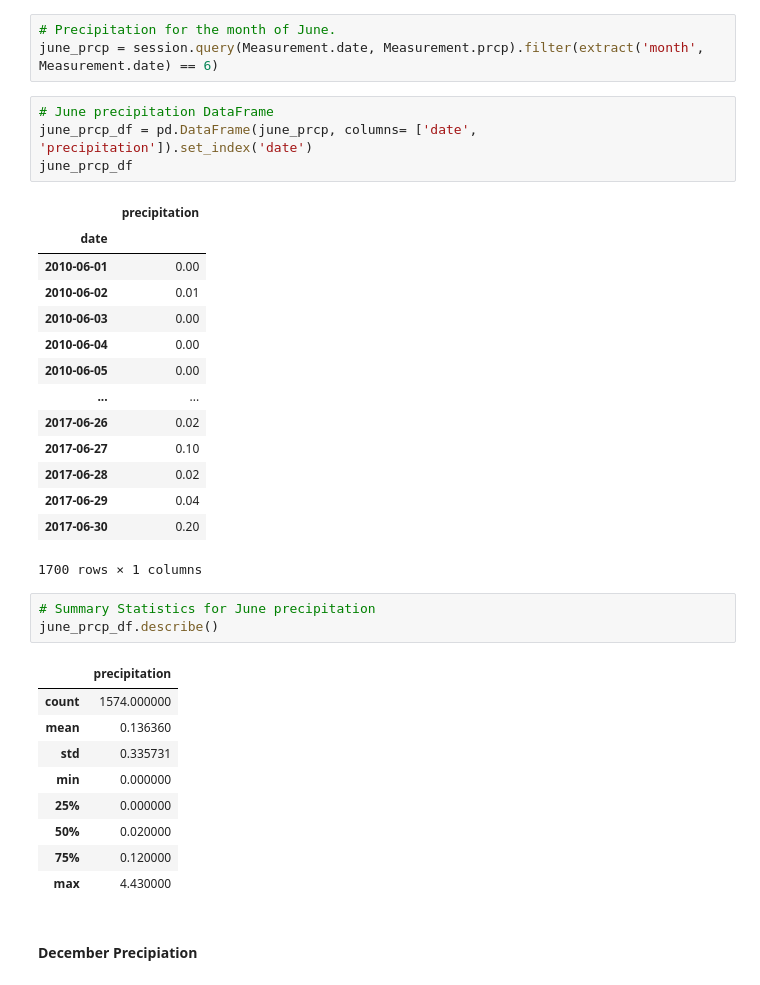
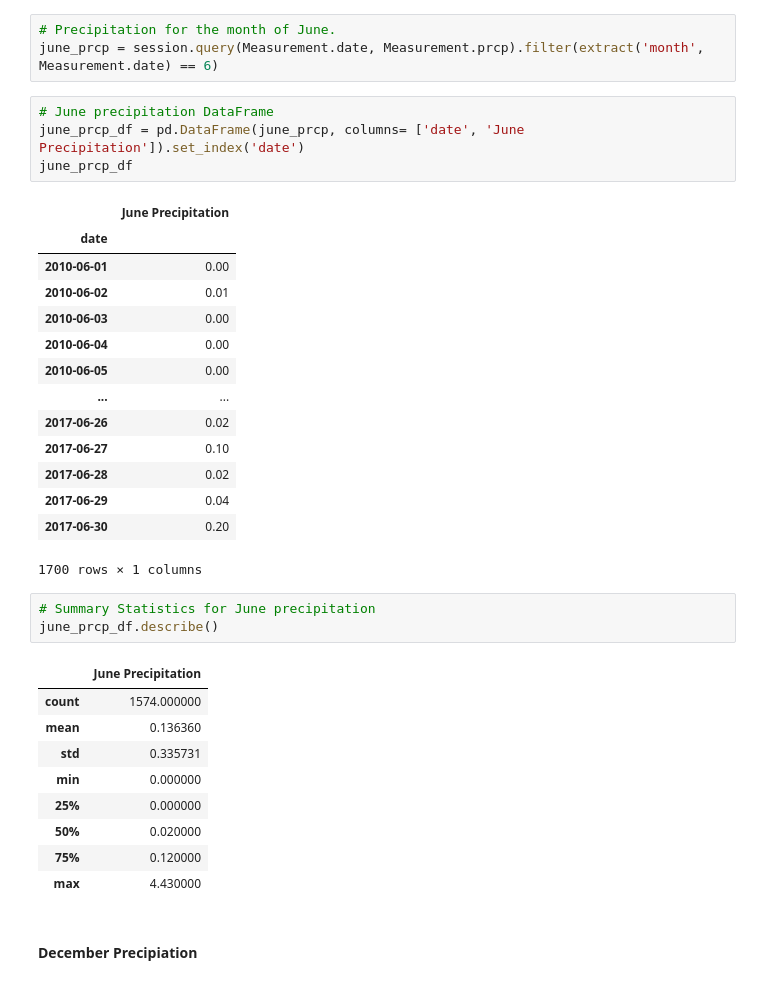
Before and after one commit to joshb738/Surfs_Up, a Jupyter notebook: SurfsUp_Challenge.ipynb, the cells around one changed output. Saved outputs shown, nothing was run; the diff lists cells and outputs as text.

```diff
--- a/SurfsUp_Challenge.ipynb
+++ b/SurfsUp_Challenge.ipynb
@@ -130,10 +130,10 @@ dec_temp_df.describe()
 june_prcp = session.query(Measurement.date, Measurement.prcp).filter(extract('month', Measurement.date) == 6)
 # %%
 # June precipitation DataFrame
-june_prcp_df = pd.DataFrame(june_prcp, columns= ['date', 'precipitation']).set_index('date')
+june_prcp_df = pd.DataFrame(june_prcp, columns= ['date', 'June Precipitation']).set_index('date')
 june_prcp_df
 # %% [output]
-|  | precipitation |
+|  | June Precipitation |
 | date |  |
 | 2010-06-01 | 0.00 |
 | 2010-06-02 | 0.01 |
@@ -151,7 +151,7 @@ june_prcp_df
 # Summary Statistics for June precipitation
 june_prcp_df.describe()
 # %% [output]
-|  | precipitation |
+|  | June Precipitation |
 | count | 1574.000000 |
 | mean | 0.136360 |
 | std | 0.335731 |
```
Also changed, not shown: parts of 6 cells of this notebook, 5 other files.
